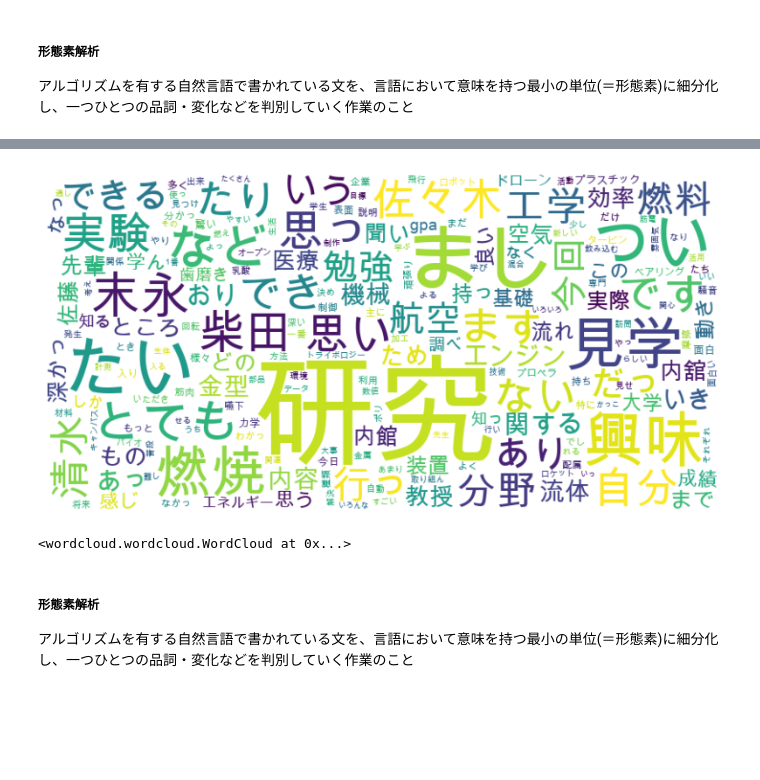
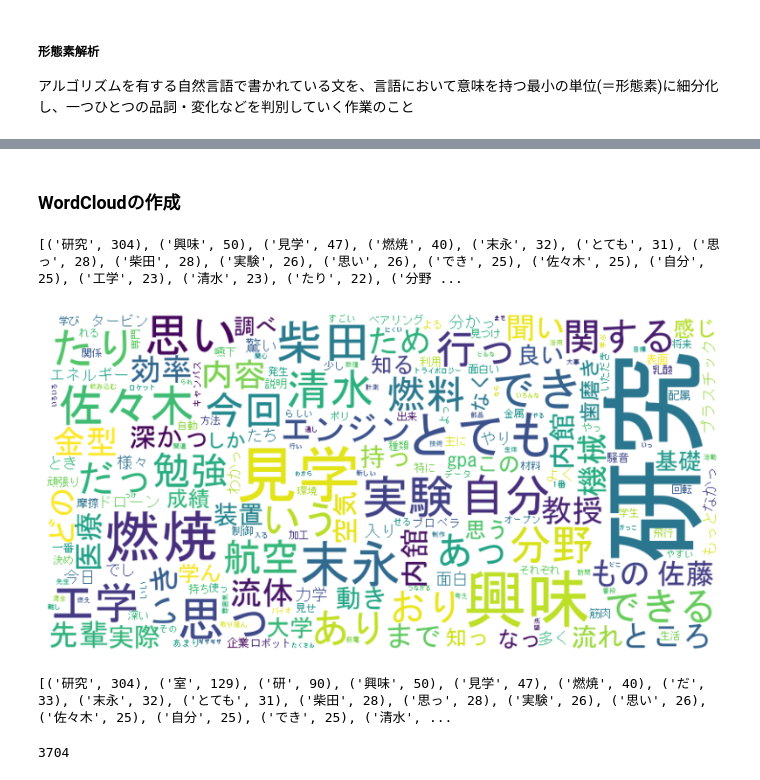
Before and after one commit to piyorin-hub/analyze_quesitonnaire, a Jupyter notebook: anazyle_text.ipynb, the cells around one changed output, grey strips where cells are left out. Cells and saved outputs as stored; diff of their text form; code cells hidden in the pictures; blank space fills up the shorter version.

```diff
--- a/anazyle_text.ipynb
+++ b/anazyle_text.ipynb
@@ -36,21 +36,21 @@ comments = df['comment'].dropna().tolist()
 ##### 正規表現
 # %%
 # # comments = re.sub('\u3000', '', comments)
-# #例えば以下だと、引数に削除したい記号（中黒）、削除後の処理、処理を実行したいデータが格納された変数textに格納される。
-# comments = re.sub('「', '', comments)
-# comments = re.sub('」', '', comments)
-# comments = re.sub('・', '', comments)
-# comments = re.sub('（', '', comments)
-# comments = re.sub('）', '', comments)
-
-# #処理後には半角スペースを入れたい場合は二番目の引数に' 'と入れる。
-# comments = re.sub('\n', ' ', comments)
-# comments = re.sub('\\n', '', comments)
-# comments = re.sub('\\n', ' ', comments)
 tokenizer = Tokenizer()
 mecab = MeCab.Tagger('-Owakati')
+# mecab = MeCab.Tagger()
 # 日本語のストップワード
 stop_words = set([
+    'の', 'に', 'は', 'を', 'た', 'が', 'で', 'て', 'と', 'し', 'れ', 'さ', 'ある', 'いる',
+    'も', 'する', 'から', 'な', 'こと', 'として', 'いく', 'これ', 'それ', 'あれ', 'ここ',
+    'そこ', 'あそこ', 'そして', 'でも', 'やっぱり', 'さらに', 'また', 'ただ', 'どう',
+    'こう', 'そう', 'ああ', 'お', 'よう', 'なぜ', 'なに', 'なんで', 'へ', 'にて', 'より',
+    'い', 'う', 'よ', 'ん', 'ね', 'な', 'や', 'の', 'なり', 'とも', 'も', 'うち', 'なる',
+    'です', 'ます', 'まし', 'たい', 'つい', 'ない','など','まだ','だけ','。',
+    '、', ',','，'
+])
+
+stop_words1 = set([
     'の', 'に', 'は', 'を', 'た', 'が', 'で', 'て', 'と', 'し', 'れ', 'さ', 'ある', 'いる',
     'も', 'する', 'から', 'な', 'こと', 'として', 'いく', 'これ', 'それ', 'あれ', 'ここ',
     'そこ', 'あそこ', 'そして', 'でも', 'やっぱり', 'さらに', 'また', 'ただ', 'どう',
@@ -138,22 +104,38 @@ mecab_process_comments
+# %% [markdown]
+### WordCloudの作成
 # %%
 # 単語の頻度分析
+from collections import Counter
 vectorizer = CountVectorizer()
 X = vectorizer.fit_transform(mecab_process_comments)
 word_counts = X.toarray().sum(axis=0)
 word_freq = dict(zip(vectorizer.get_feature_names_out(), word_counts))
 
+# 頻出単語の表示
+print(Counter(word_freq).most_common(20))
+
 # Word Cloudの作成
-wordcloud = WordCloud(font_path='/Library/Fonts/Arial Unicode.ttf', width=800, height=400, background_color='white').generate_from_frequencies(word_freq)
+font_path = 'C:/Windows/Fonts/msgothic.ttc'  # 適切なフォントパスを指定
+wordcloud = WordCloud(font_path=font_path, width=800, height=400, background_color='white').generate_from_frequencies(word_freq)
 plt.figure(figsize=(10, 5))
 plt.imshow(wordcloud, interpolation='bilinear')
 plt.axis('off')
 plt.show()
 # %% [output]
+[('研究', 304), ('興味', 50), ('見学', 47), ('燃焼', 40), ('末永', 32), ('とても', 31), ('思っ', 28), ('柴田', 28), ('実験', 26), ('思い', 26), ('でき', 25), ('佐々木', 25), ('自分', 25), ('工学', 23), ('清水', 23), ('たり', 22), ('分野 ...
-[figure, old version]
+[figure, new version]
-# %%
-wordcloud
-# %% [output]
-<wordcloud.wordcloud.WordCloud at 0x...>
-# %% [markdown]
-##### 形態素解析
-アルゴリズムを有する自然言語で書かれている文を、言語において意味を持つ最小の単位(＝形態素)に細分化し、一つひとつの品詞・変化などを判別していく作業のこと
+# %%
+from collections import Counter
+
+# トークン化された全ての単語を収集
+all_tokens = [token for text in mecab_process_comments for token in text.split()]
+# 単語の頻度をカウント
+word_freq = Counter(all_tokens)
+# 上位20個の頻出単語を表示
+print(word_freq.most_common(20))
+# %% [output]
+[('研究', 304), ('室', 129), ('研', 90), ('興味', 50), ('見学', 47), ('燃焼', 40), ('だ', 33), ('末永', 32), ('とても', 31), ('柴田', 28), ('思っ', 28), ('実験', 26), ('思い', 26), ('佐々木', 25), ('自分', 25), ('でき', 25), ('清水', ...
+# %%
+print(len(all_tokens))
+# %% [output]
+3704
```
Also changed, not shown: parts of 5 cells of this notebook.
